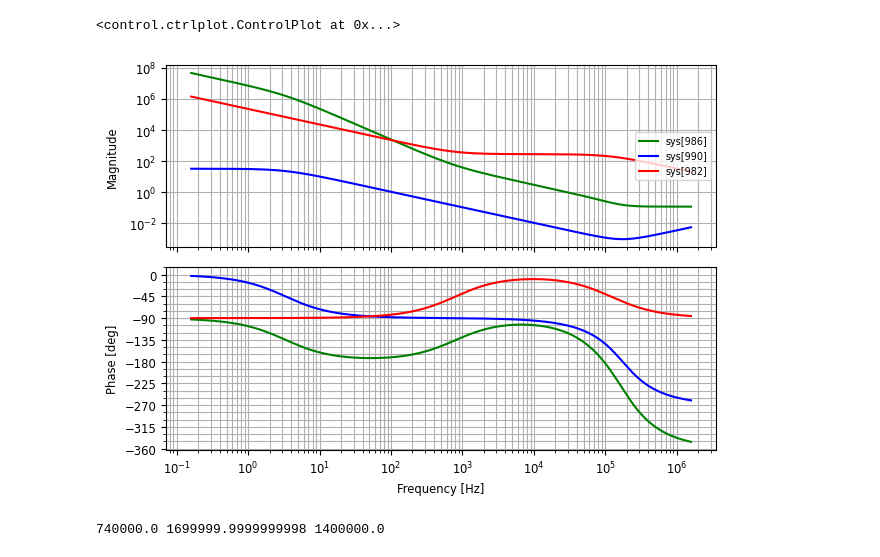
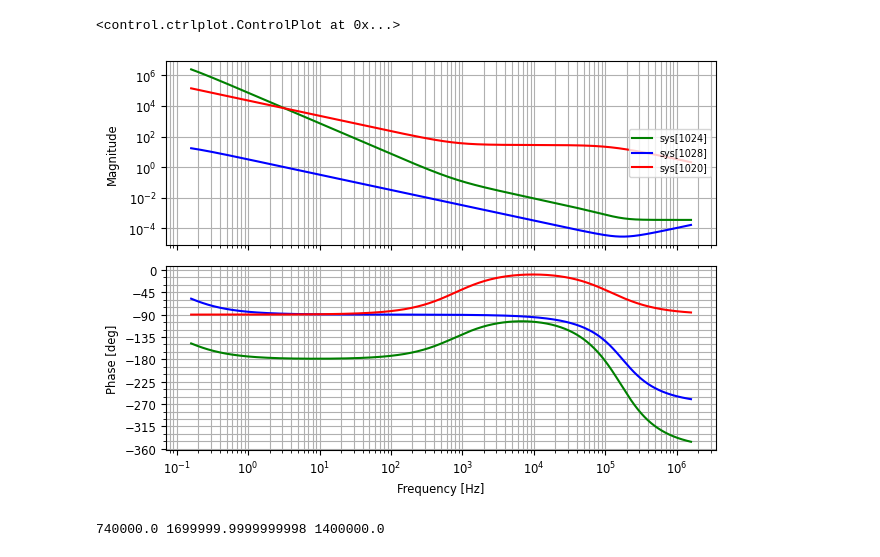
Before and after one commit to akswnd98/170v-flyback, a Jupyter notebook: lm5156_dcm_hf_design.ipynb, the cells around one changed output. Cells and saved outputs as stored; diff of their text form; code cells hidden in the pictures.

```diff
--- a/lm5156_dcm_hf_design.ipynb
+++ b/lm5156_dcm_hf_design.ipynb
@@ -5,7 +5,7 @@ import numpy as np
 V_IN, V_OUT = 7.4, 170
 N_PS = 1 / 10
 L = 10e-6
-R_LOAD, C_OUT = 1.7e+3 * 3, 4.7e-6 * 2
+R_LOAD, C_OUT = 170e+3, 4.7e-6 * 2
 V_REF = 1.0
 f_SW = 350e+3
 T_SW = 1 / f_SW
@@ -15,35 +15,35 @@ R_FB1 = 330e+3
 R_FB2 = R_FB1 * V_REF / (V_OUT - V_REF)
 
 R_s = 0.01
 V_SL = 40e-3
 S_n, S_f, S_e = V_IN / L, N_PS * V_OUT / L, V_SL * f_SW / R_s
 
 g_m = 2e-3
 R_ea_o = 10e+6
 G_comp = 0.142
-A_ea_vol, f_z3, f_p2 = 10000000, 800, 120000
+A_ea_vol, f_z3, f_p2 = 1000000, 800, 120000
 
 C_hf = 1 / (2 * np.pi * f_p2 * 2 *np.pi * f_z3)
 C = 1 / A_ea_vol - C_hf
 R = 1 / (C * C_hf * 2 * np.pi * f_p2)
 A_ea = A_ea_vol * G_comp
 
 G_vci2 = N_PS * 1 / 2 * (V_IN * D_a / L * (D_b / D_a - 1) / S_n + D_b - D_a) / R_s * S_n / (S_e + S_n) * co.tf([1 / ((np.pi * f_SW) ** 2), -1 / (2 * f_SW), 1], [1])
 
 Z_o = co.tf([1], [C_OUT, 1 / R_LOAD])
 
 G_fb = A_ea * co.tf([1 / (2 * np.pi * f_z3), 1], [1 / (2 * np.pi * f_p2), 1]) * co.tf([1], [1, 0])
 
 G_div = R_FB2 / (R_FB1 + R_FB2)
 
 G_overall_loop = G_vci2 * Z_o * G_div * G_fb
 
 co.bode(G_overall_loop, np.logspace(0, 7, 1000), Hz=True, color='green')
 co.bode(G_vci2 * Z_o * G_div, np.logspace(0, 7, 1000), Hz=True, color='blue')
 co.bode(G_fb, np.logspace(0, 7, 1000), Hz=True, color='red')
 # %% [output]
 <control.ctrlplot.ControlPlot at 0x...>
-[figure, old version]
+[figure, new version]
 # %%
 print(S_n, S_f, S_e)
 # %% [output]
```
Also changed, not shown: 12 other files.
